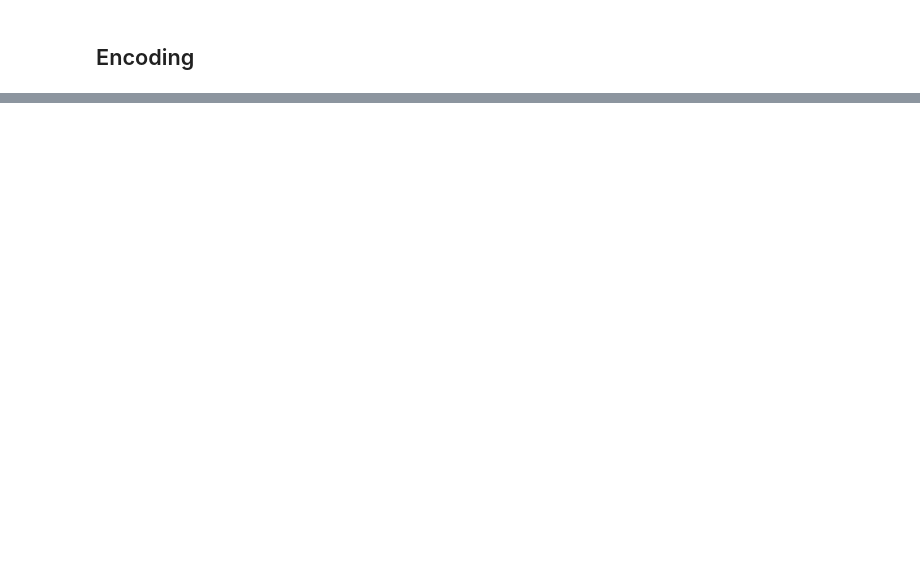
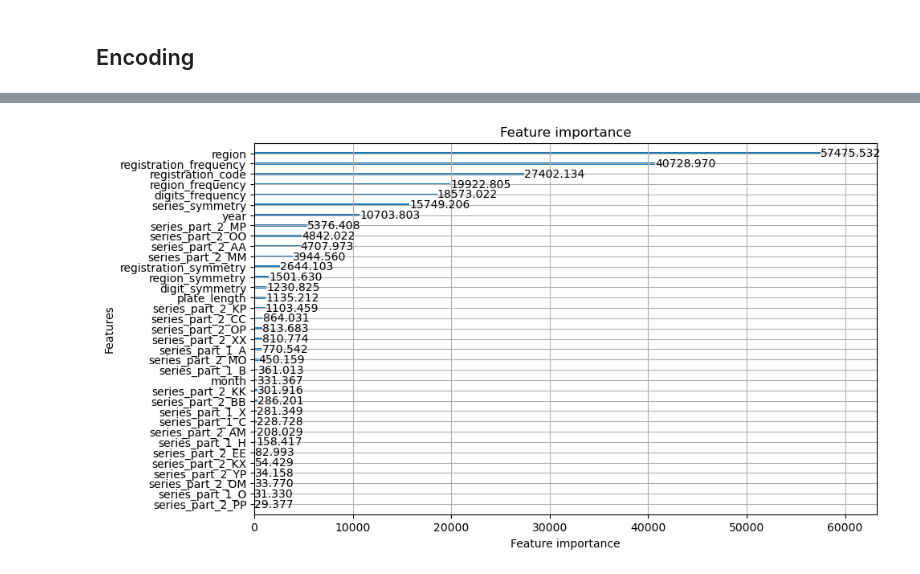
Before and after one commit to woxane/Russian-Car-Plates-Prices-Prediction, a Jupyter notebook: russian-car-plate.ipynb, the cells around one changed output, grey strips where cells are left out. Drawn from its saved outputs; the diff is of its cells as text; code cells hidden in the pictures; blank space fills up the shorter version.

```diff
--- a/russian-car-plate.ipynb
+++ b/russian-car-plate.ipynb
@@ -648,0 +474,12 @@ df_encoded
+# %%
+def smape(actual, forecast):
+    denominator = (np.abs(actual) + np.abs(forecast)) / 2.0
+    diff = np.abs(actual - forecast) / denominator
+    return 100 * np.mean(diff)
+
+# Custom SMAPE evaluation
+def smape_eval(y_pred, y_true):
+    y_true = y_true.get_label()
+    denominator = (np.abs(y_true) + np.abs(y_pred)) / 2.0
+    diff = np.abs(y_true - y_pred) / denominator
+    return 'smape', 100 * np.mean(diff), False
@@ -648,0 +636,9 @@ df_encoded
+# %%
+import lightgbm as lgb
+import matplotlib.pyplot as plt
+
+# Plot feature importance inside Jupyter Lab
+lgb.plot_importance(model, importance_type="gain", figsize=(10, 6))
+plt.show()
+# %% [output]
+[figure, added]
```
Also changed, not shown: parts of 31 cells of this notebook.
